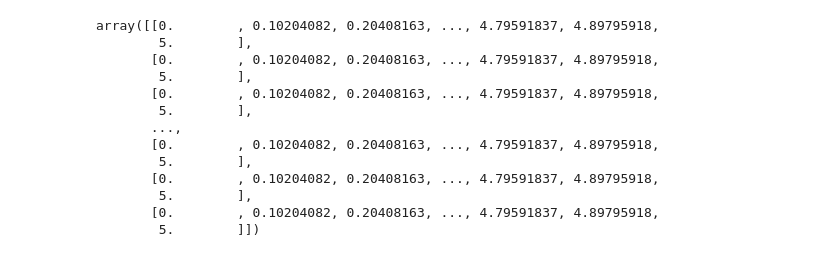
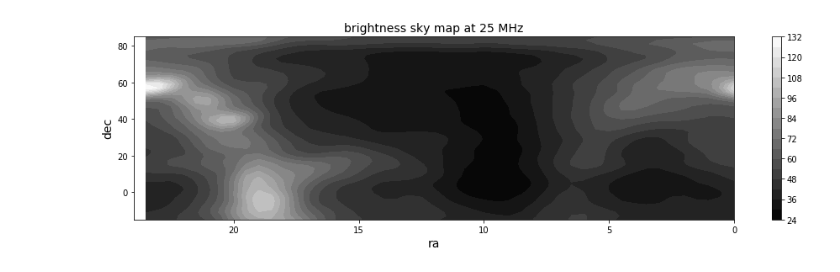
Before and after one commit to mukhad/MyPyEducations, a Jupyter notebook: readSkySurveyMap.ipynb, the cells around one changed output. Cells and saved outputs as stored; diff of their text form; code cells hidden in the pictures.

Commit message:
epro6 +contour imshow maps T-T

```diff
--- a/readSkySurveyMap.ipynb
+++ b/readSkySurveyMap.ipynb
@@ -50,15 +59,0 @@ len: 2448
-# %%
-%matplotlib inline
-import matplotlib.pyplot as plt
-plt.style.use('seaborn-white')
-import numpy as np
-
-def f(x, y):
-    return np.sin(x) ** 10 + np.cos(10 + y*x) * np.cos(x)
-
-x = ra
-y = dec
-X, Y = np.meshgrid(x, y)
-Z = f(X, Y)
-plt.contour(X, Y, Z, colors='black');
-plt.show()
@@ -67,16 +60,42 @@ plt.show()
-# %%
-X
-# %% [output]
-array([[0.        , 0.10204082, 0.20408163, ..., 4.79591837, 4.89795918,
-        5.        ],
-       [0.        , 0.10204082, 0.20408163, ..., 4.79591837, 4.89795918,
-        5.        ],
-       [0.        , 0.10204082, 0.20408163, ..., 4.79591837, 4.89795918,
-        5.        ],
-       ...,
-       [0.        , 0.10204082, 0.20408163, ..., 4.79591837, 4.89795918,
-        5.        ],
-       [0.        , 0.10204082, 0.20408163, ..., 4.79591837, 4.89795918,
-        5.        ],
-       [0.        , 0.10204082, 0.20408163, ..., 4.79591837, 4.89795918,
-        5.        ]])
+# %%
+#%matplotlib inline
+#import matplotlib.pyplot as plt
+#plt.style.use('seaborn-white')
+#import numpy as np
+
+#def f(x, y):
+     #return np.sin(x) ** 10 + np.cos(10 + y*x) * np.cos(x)
+#    return x+y
+#x = np.linspace(0, 5, 50)
+#y = np.linspace(0, 5, 40)
+#X, Y = np.meshgrid(ra, dec)
+#Z = f(X,Y)
+#plt.contour(X, Y, Z, colors='black')
+
+x = ra.reshape((51,48))
+y = dec.reshape((51,48))
+z = t.reshape((51,48))
+
+fig = plt.figure(figsize=(16,4))
+
+plt.xlim(24,0)
+plt.ylim(-15,85)
+
+#plt.contour(z, colors='black')
+#plt.contour(x, y, z, 20, colors='black')
+plt.contourf(x, y, z, 20, cmap='gray')
+
+#contours = plt.contour(x,y,z, 10, colors='black')
+#plt.clabel(contours, inline=True, fontsize=8)
+#plt.imshow(z, extent=[x.min(), x.max(), y.min(), y.max()], origin='lower', cmap='gray', alpha=0.5)
+
+
+plt.colorbar()
+plt.title('brightness sky map at {0} MHz'.format(fmhz),fontsize='14') #
+plt.xlabel('ra',fontsize='14')
+plt.ylabel('dec',fontsize='14');
+fig.savefig('tmp_files/exmpl_contour.png')
+
+plt.show()
+# %% [output]
+[figure, added]
```
Also changed, not shown: parts of 4 cells of this notebook, 1 other file.
